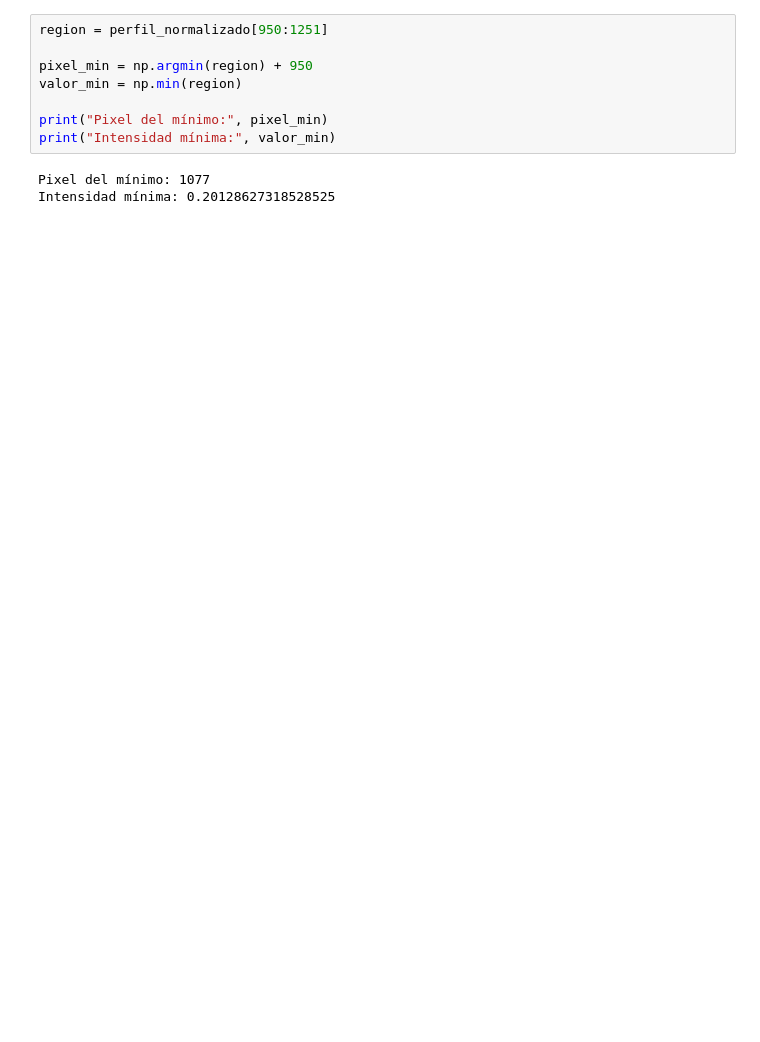
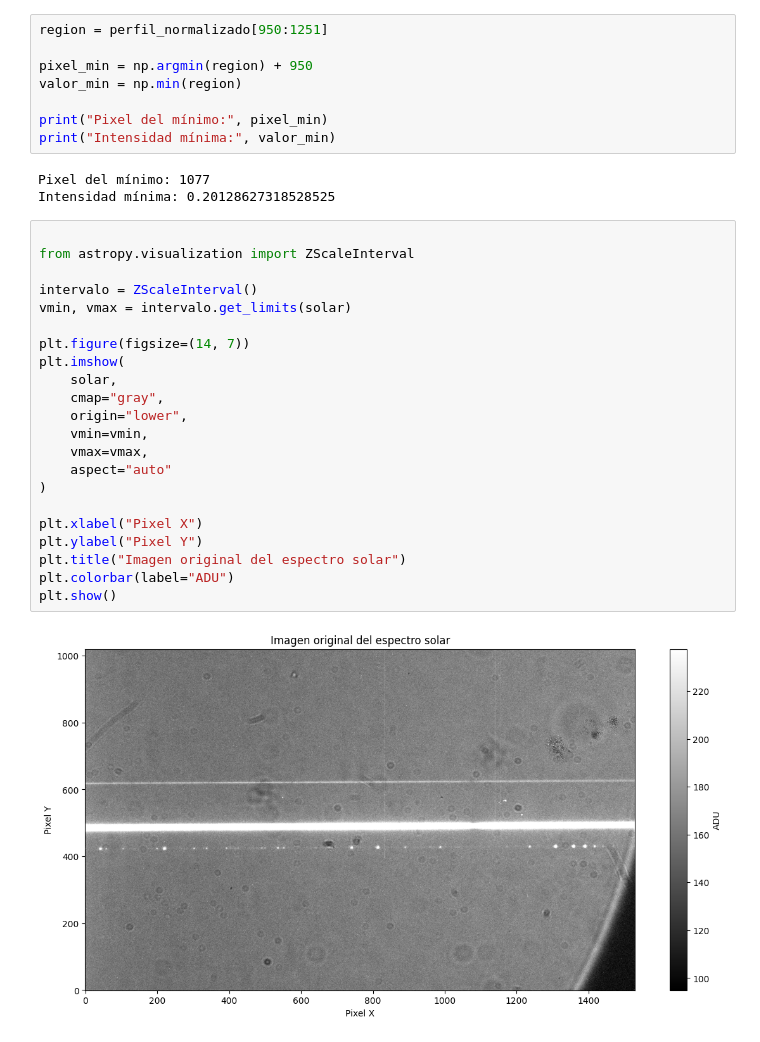
Before and after one commit to KateT840/Espectrografia-astronomica, a Jupyter notebook: Procesamiento_y_extracción_del_perfil_de_un_espectro_solar.ipynb, the cells around one changed output. Saved outputs shown, nothing was run; the diff lists cells and outputs as text; blank space fills up the shorter version.

```diff
--- a/Procesamiento_y_extracción_del_perfil_de_un_espectro_solar.ipynb
+++ b/Procesamiento_y_extracción_del_perfil_de_un_espectro_solar.ipynb
@@ -182,3 +174,27 @@ print("Intensidad mínima:", valor_min)
 # %% [output]
 Pixel del mínimo: 1077
 Intensidad mínima: 0.20128627318528525
+# %%
+
+from astropy.visualization import ZScaleInterval
+
+intervalo = ZScaleInterval()
+vmin, vmax = intervalo.get_limits(solar)
+
+plt.figure(figsize=(14, 7))
+plt.imshow(
+    solar,
+    cmap="gray",
+    origin="lower",
+    vmin=vmin,
+    vmax=vmax,
+    aspect="auto"
+)
+
+plt.xlabel("Pixel X")
+plt.ylabel("Pixel Y")
+plt.title("Imagen original del espectro solar")
+plt.colorbar(label="ADU")
+plt.show()
+# %% [output]
+[figure, added]
```
Also changed, not shown: parts of 13 cells of this notebook.
